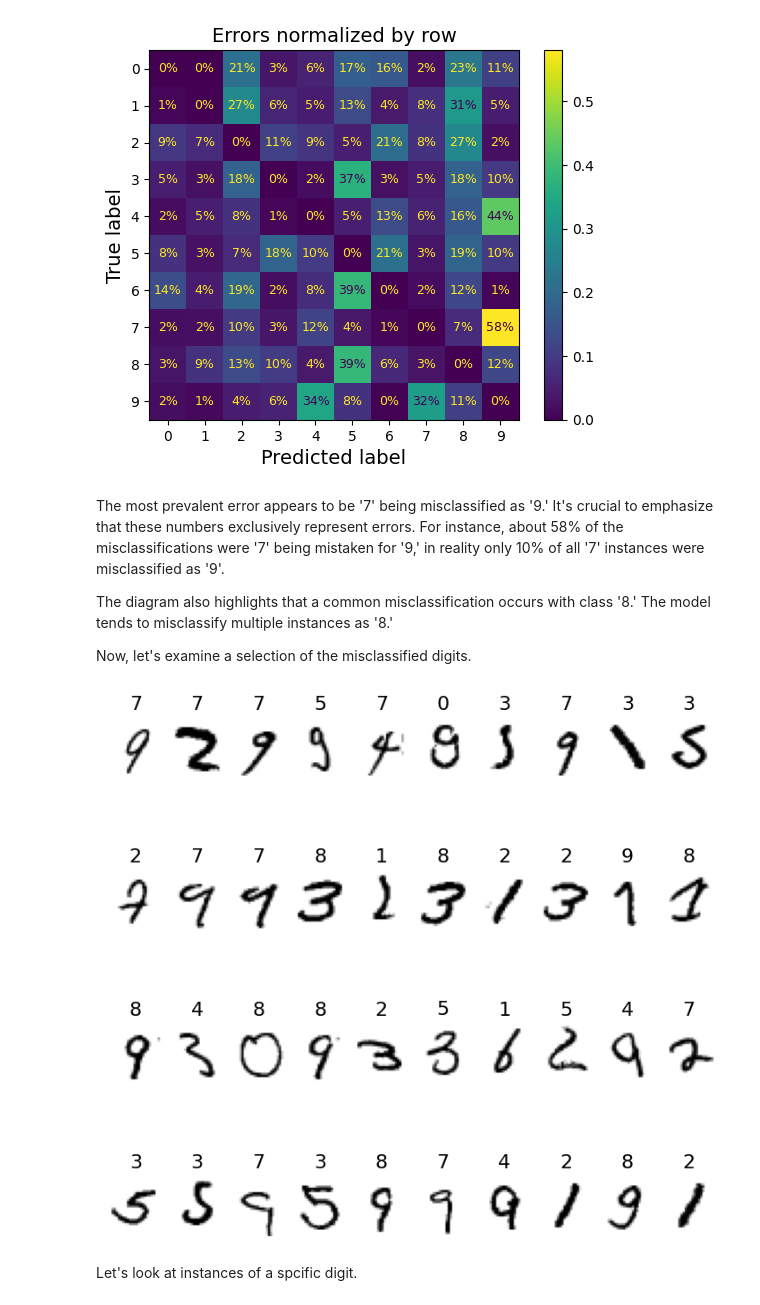
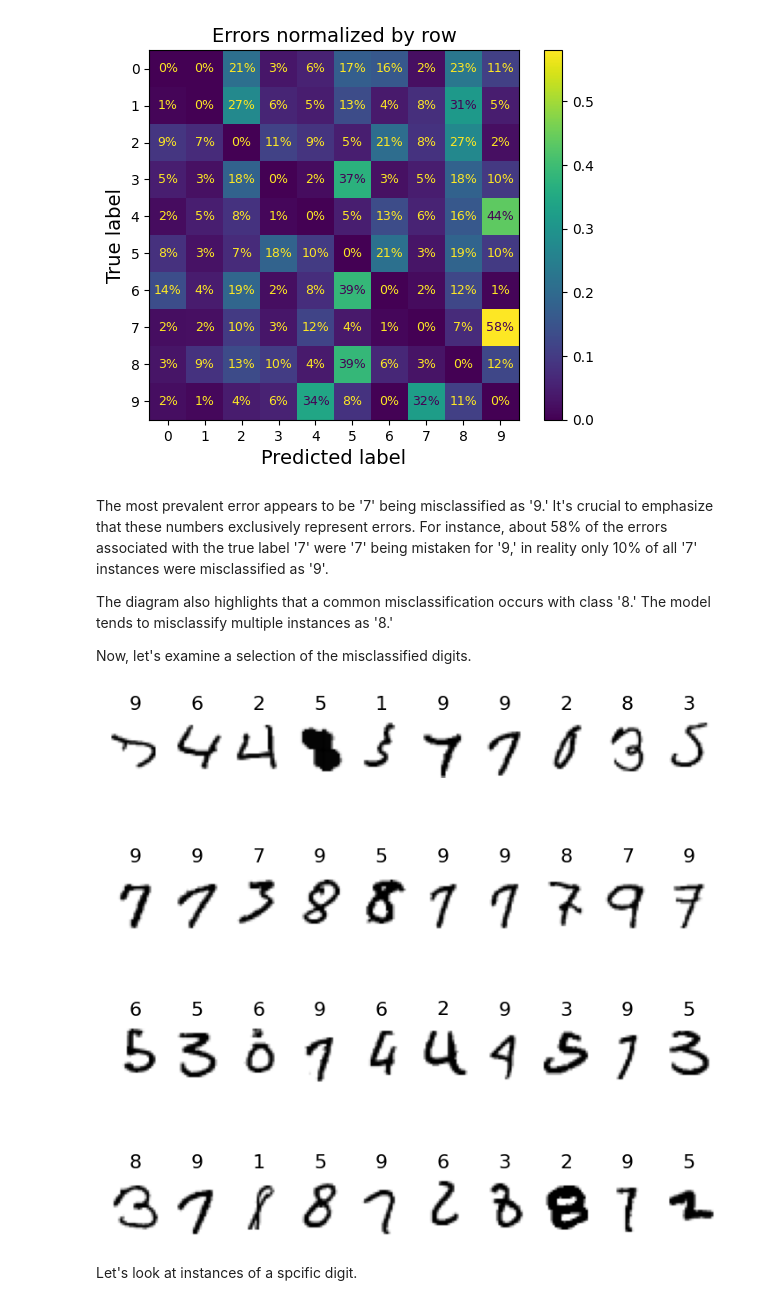
Before and after one commit to aseddin/F23_ECE4715, a Jupyter notebook: 2_classification.ipynb, the cells around one changed output. Cells and saved outputs as stored; diff of their text form; code cells hidden in the pictures.

```diff
--- a/2_classification.ipynb
+++ b/2_classification.ipynb
@@ -888,20 +897,23 @@ plt.show()
 # %% [output]
 [figure]
 # %% [markdown]
-The most prevalent error appears to be '7' being misclassified as '9.' It's crucial to emphasize that these numbers exclusively represent errors. For instance, about 58% of the misclassifications were '7' being mistaken for '9,' in reality only 10% of all '7' instances were misclassified as '9'.
+The most prevalent error appears to be '7' being misclassified as '9.' It's crucial to emphasize that these numbers exclusively represent errors. For instance, about 58% of the errors associated with the true label '7' were '7' being mistaken for '9,' in reality only 10% of all '7' instances were misclassified as '9'.
 
 The diagram also highlights that a common misclassification occurs with class '8.' The model tends to misclassify multiple instances as '8.'
 
 Now, let's examine a selection of the misclassified digits.
 # %%
+# This cell displays 40 misclassified digits each time it's run.
+
 misclassified_idx = y_train != y_train_pred
 misclassified_X_train = X_train[misclassified_idx]
 misclassified_y_train = y_train[misclassified_idx]
 misclassified_y_train_pred = y_train_pred[misclassified_idx]
 
-plot_several_digits(misclassified_X_train[:40, :], rows=4, labels=misclassified_y_train_pred[:40])
+i = np.random.randint(len(misclassified_X_train) - 40)
+plot_several_digits(misclassified_X_train[i:i + 40, :], rows=4, labels=misclassified_y_train_pred[i:i + 40])
 # %% [output]
-[figure, old version]
+[figure, new version]
 # %% [markdown]
 Let's look at instances of a spcific digit.
 # %%
```
Also changed, not shown: parts of 10 cells of this notebook.
